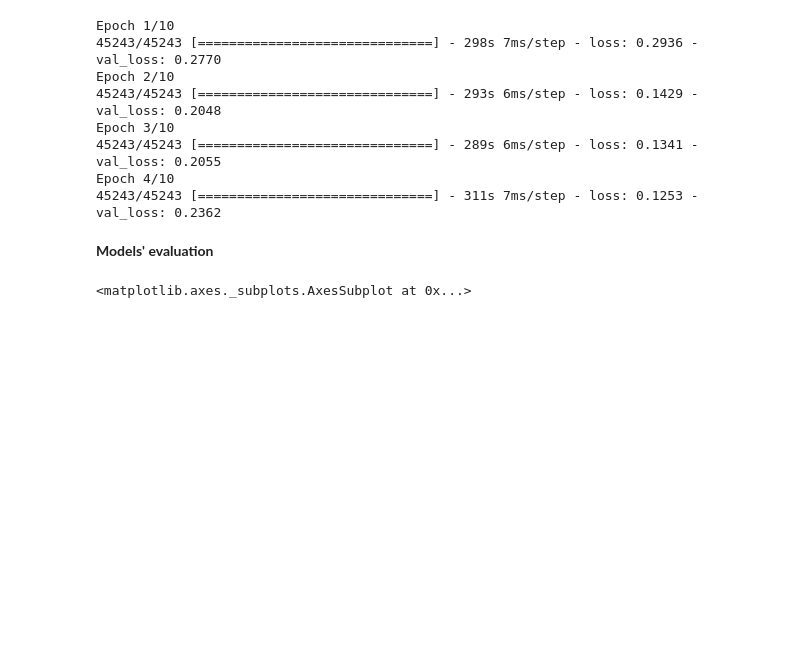
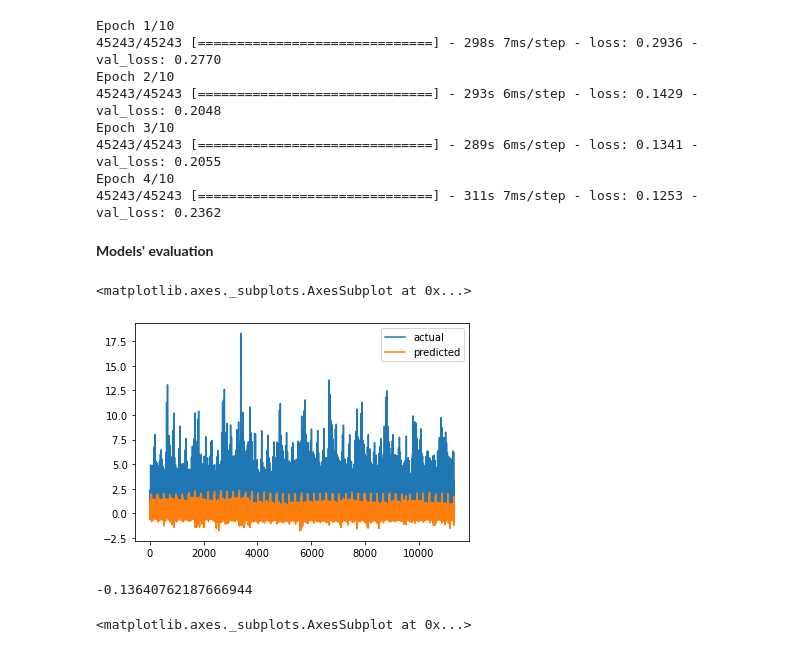
Before and after one commit to monikachudyba/ArtificialNeuralNetworkProjects, a Jupyter notebook: StoreSalesForecasting.ipynb, the cells around one changed output. Drawn from its saved outputs; the diff is of its cells as text; code cells hidden in the pictures; blank space fills up the shorter version.

Commit message:
r2 score for ANN models

```diff
--- a/StoreSalesForecasting.ipynb
+++ b/StoreSalesForecasting.ipynb
@@ -759,6 +759,18 @@ data = np.delete(scaler.transform(df), [0, 2], axis=1)
 test_gen = TimeseriesGenerator(data, [0]*len(data), length=length, batch_size=batch_size)
 # %%
 model = load_model('RNN_store_11.h5')
+# %%
+preds = model.predict(test_generator, verbose=0)
+# %%
+eval_df = pd.DataFrame({'actual': y_test[7:], 'predicted': preds.T[0]})
+eval_df.plot()
+# %% [output]
+<matplotlib.axes._subplots.AxesSubplot at 0x...>
+[figure, added]
+# %%
+r2score(eval_df['actual'], eval_df['predicted'])
+# %% [output]
+-0.13640762187666944
 # %%
 pred = model.predict(test_gen, verbose=0)
 # %%
```
Also changed, not shown: parts of 6 cells of this notebook.
